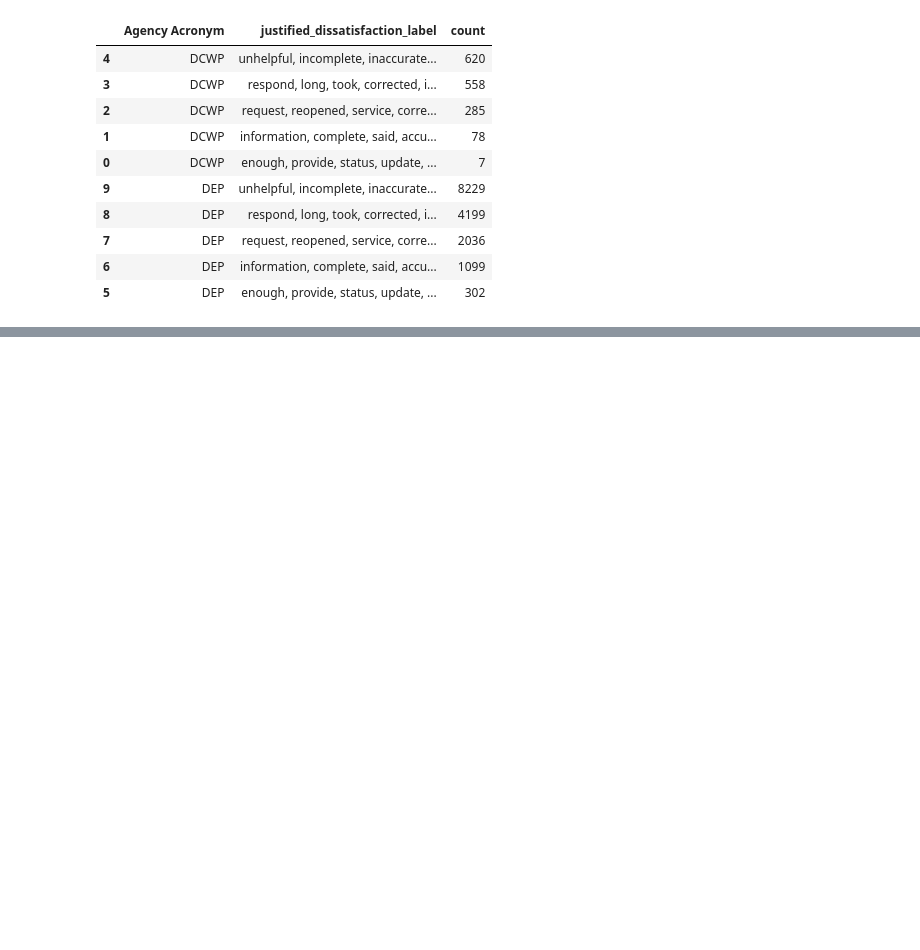
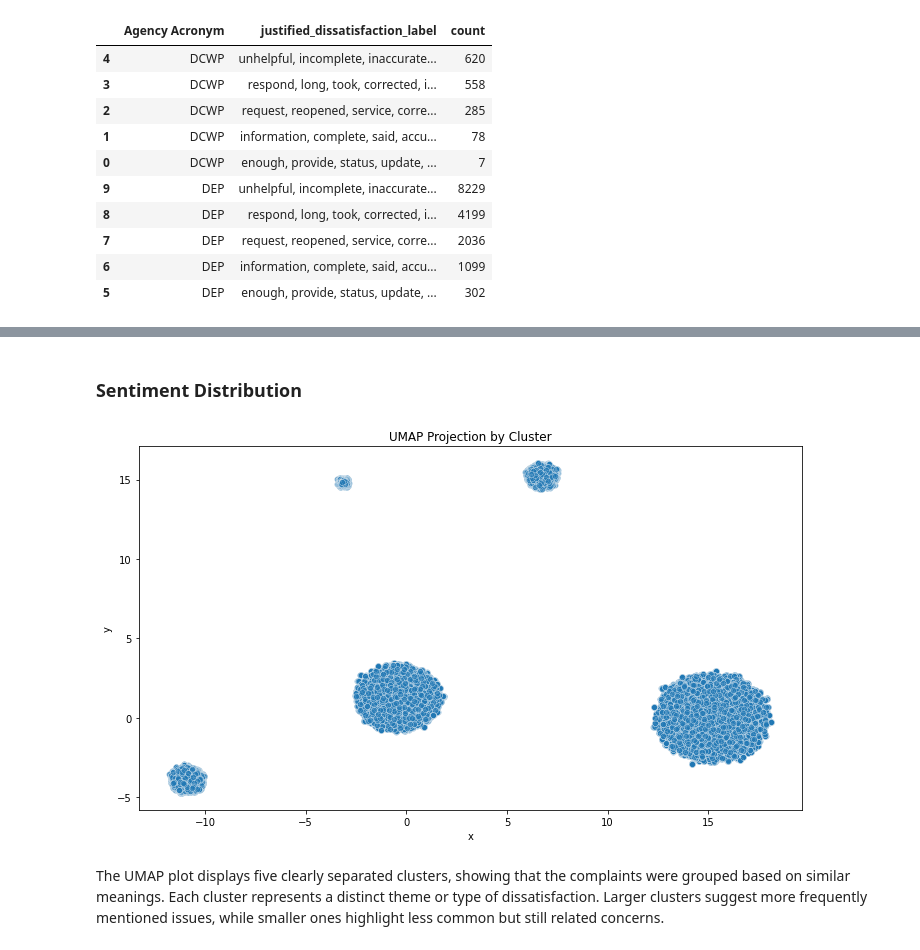
Before and after one commit to billysambasi/Huduma_Satisfaction_Prediction, a Jupyter notebook: EDA.ipynb, the cells around one changed output, grey strips where cells are left out. Cells and saved outputs as stored; diff of their text form; code cells hidden in the pictures; blank space fills up the shorter version.

```diff
--- a/EDA.ipynb
+++ b/EDA.ipynb
@@ -319,8 +331,8 @@ Using the keywords to enrich topics by extracting top keywords per cluster
 from sklearn.feature_extraction.text import TfidfVectorizer
 
 # For each cluster
-for label in df_sentiment['cluster'].unique():
-    text = df_sentiment[df_sentiment['cluster'] == label]['Dissatisfaction Reason'].dropna()
+for label in df_sentiment['tfidf_cluster'].unique():
+    text = df_sentiment[df_sentiment['tfidf_cluster'] == label]['Dissatisfaction Reason'].dropna()
 
     tfidf = TfidfVectorizer(max_features=10, stop_words='english')
     tfidf_matrix = tfidf.fit_transform(text)
@@ -335,19 +347,26 @@ Cluster 2 keywords: ['accurate' 'agency' 'complete' 'corrected' 'did' 'informati
 Cluster 3 keywords: ['agency' 'correct' 'did' 'issue' 'reopened' 'request' 'service']
 Cluster 4 keywords: ['agency' 'corrected' 'issue' 'long' 'respond' 'took']
 # %%
+"""
+TruncatedSVD reduces the high-dimensional TF-IDF features to 2 components for
+visualization while preserving important patterns. The resulting 2D scatter
+plot shows how complaints are grouped by cluster, with colors representing
+different KMeans-assigned clusters.
+
+"""
+
 from sklearn.decomposition import TruncatedSVD
-import matplotlib.pyplot as plt
 
 svd = TruncatedSVD(n_components=2, random_state=42)
 svd_embeddings = svd.fit_transform(X)
 
 plt.figure(figsize=(10, 6))
-scatter = plt.scatter(svd_embeddings[:, 0], svd_embeddings[:, 1], c=df_sentiment["cluster"], cmap="tab10")
+scatter = plt.scatter(svd_embeddings[:, 0], svd_embeddings[:, 1], c=df_sentiment["tfidf_cluster"], cmap="tab10")
 plt.title("Complaint Cluster Projection (TruncatedSVD)")
 
 # Add colorbar and set font size
 cbar = plt.colorbar(scatter)
-cbar.ax.tick_params(labelsize=12)  # Increase the label size (e.g., 12 or higher)
+cbar.ax.tick_params(labelsize=12)
 
 plt.show();
 # %% [output]
@@ -430,4 +449,4 @@ topic_info = topic_model.get_topic_info()
 topic_labels = topic_info.set_index("Topic")["Representation"].apply(lambda words: ", ".join(words)).to_dict()
 
 # Map topic labels to dataframe
-df_sentiment["justified_dissatisfaction_label"] = df_sentiment["cluster"].map(topic_labels)
+df_sentiment["justified_dissatisfaction_label"] = df_sentiment["tfidf_cluster"].map(topic_labels)
@@ -512,2 +581,34 @@ df_sentiment.head()
+# %% [markdown]
+### Sentiment Distribution
+# %%
+"""
+UMAP turns the complex text data into two simple numbers so we can plot it
+on a 2D graph. The scatter plot helps us see which complaints are similar,
+based on how close they appear to each other.
+"""
+
+import umap
+
+# UMAP dimensionality reduction
+umap_model = umap.UMAP(random_state=42)
+embedding_2d = umap_model.fit_transform(embeddings)
+
+# Add UMAP results to df_clean
+df_clean['x'] = embedding_2d[:, 0]
+df_clean['y'] = embedding_2d[:, 1]
+
+# Merge UMAP coordinates back to original DataFrame
+df_sentiment = df_sentiment.merge(df_clean[['x', 'y']], how='left', left_index=True, right_index=True)
+
+# Plot
+plt.figure(figsize=(10, 6))
+sns.scatterplot(data=df_clean, x='x', y='y', palette='tab10', alpha=0.6)
+plt.title("UMAP Projection by Cluster")
+plt.tight_layout()
+plt.show();
+# %% [output]
+[figure, added]
+# %% [markdown]
+The UMAP plot displays five clearly separated clusters, showing that the complaints were grouped based on similar meanings. Each cluster represents a distinct theme or type of dissatisfaction. Larger clusters suggest more frequently mentioned issues, while smaller ones highlight less common but still related concerns.
 # %%
 """
```
Also changed, not shown: parts of 36 cells of this notebook.
